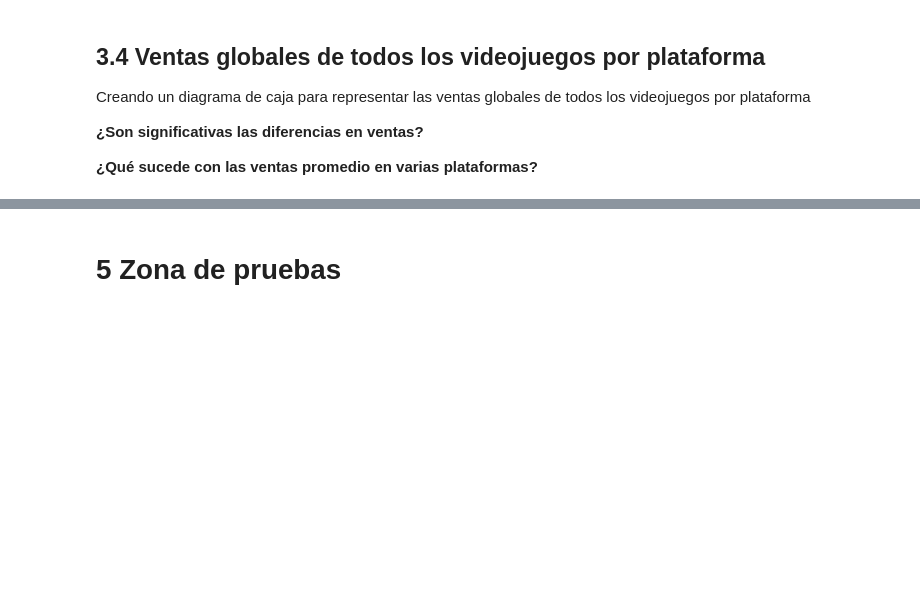
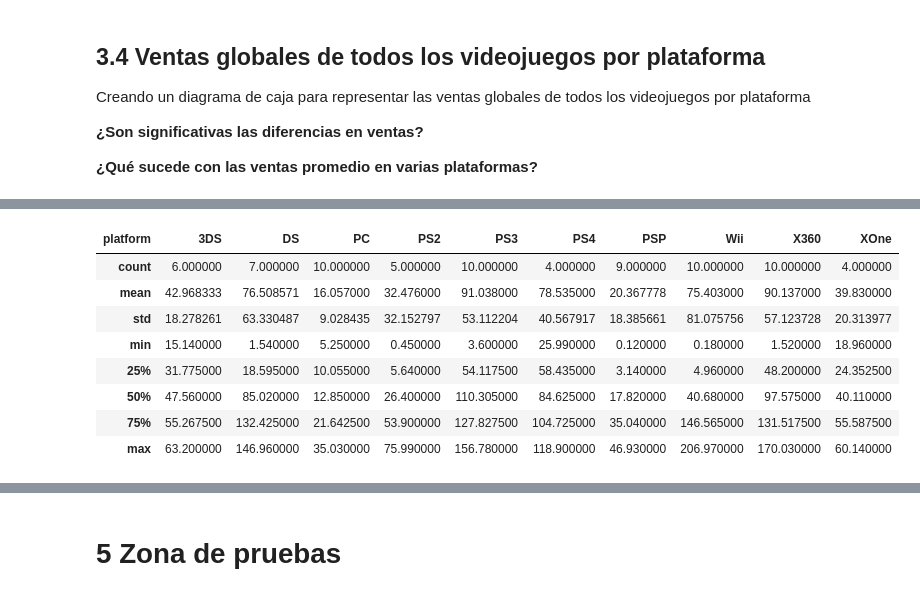
Before and after one commit to OmiHdz/project_s6, a Jupyter notebook: project_s6.ipynb, the cells around one changed output, grey strips where cells are left out. Saved outputs shown, nothing was run; the diff lists cells and outputs as text; code cells hidden in the pictures; blank space fills up the shorter version.

```diff
--- a/project_s6.ipynb
+++ b/project_s6.ipynb
@@ -400,0 +813,12 @@ Creando un diagrama de caja para representar las ventas globales de todos los vi
+# %%
+pivot_df.describe()
+# %% [output]
+| platform | 3DS | DS | PC | PS2 | PS3 | PS4 | PSP | Wii | X360 | XOne |
+| count | 6.000000 | 7.000000 | 10.000000 | 5.000000 | 10.000000 | 4.000000 | 9.000000 | 10.000000 | 10.000000 | 4.000000 |
+| mean | 42.968333 | 76.508571 | 16.057000 | 32.476000 | 91.038000 | 78.535000 | 20.367778 | 75.403000 | 90.137000 | 39.830000 |
+| std | 18.278261 | 63.330487 | 9.028435 | 32.152797 | 53.112204 | 40.567917 | 18.385661 | 81.075756 | 57.123728 | 20.313977 |
+| min | 15.140000 | 1.540000 | 5.250000 | 0.450000 | 3.600000 | 25.990000 | 0.120000 | 0.180000 | 1.520000 | 18.960000 |
+| 25% | 31.775000 | 18.595000 | 10.055000 | 5.640000 | 54.117500 | 58.435000 | 3.140000 | 4.960000 | 48.200000 | 24.352500 |
+| 50% | 47.560000 | 85.020000 | 12.850000 | 26.400000 | 110.305000 | 84.625000 | 17.820000 | 40.680000 | 97.575000 | 40.110000 |
+| 75% | 55.267500 | 132.425000 | 21.642500 | 53.900000 | 127.827500 | 104.725000 | 35.040000 | 146.565000 | 131.517500 | 55.587500 |
+| max | 63.200000 | 146.960000 | 35.030000 | 75.990000 | 156.780000 | 118.900000 | 46.930000 | 206.970000 | 170.030000 | 60.140000 |
```
Also changed, not shown: parts of 57 cells of this notebook.
